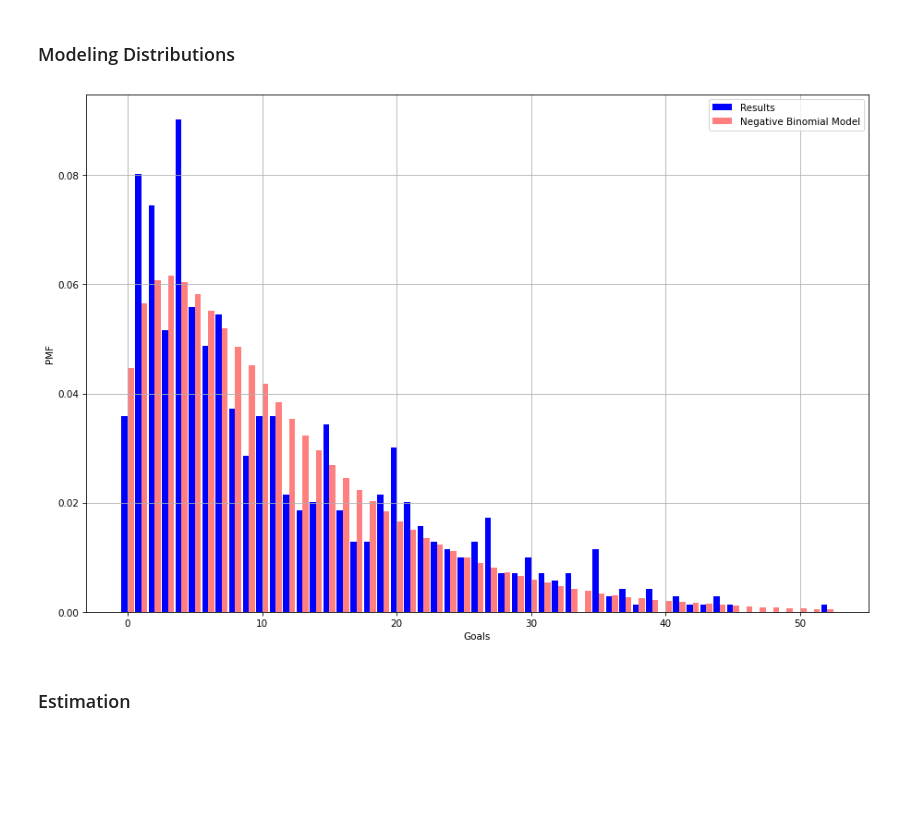
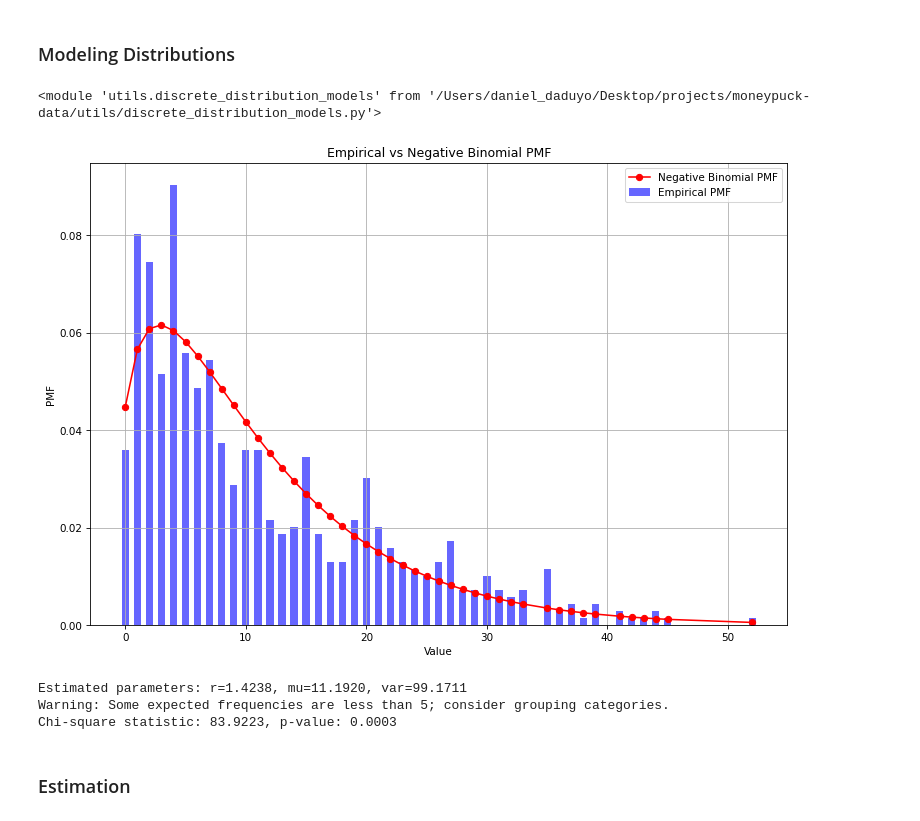
Before and after one commit to thedanicode24/moneypuck-data, a Jupyter notebook: skaters/goals.ipynb, the cells around one changed output. Drawn from its saved outputs; the diff is of its cells as text; code cells hidden in the pictures; blank space fills up the shorter version.

Commit message:
fixed continuous and discrete distributions

```diff
--- a/skaters/goals.ipynb
+++ b/skaters/goals.ipynb
@@ -176,12 +177,20 @@ da.plot_two_cdfs(df_forwards[feature], df_dmen[feature], label1=label1, label2=l
 [figure]
 # %% [markdown]
 ### Modeling Distributions
-# %%
-top_score = int(df_goals[feature].max())
-
-mean, var, r = ddm.plot_empirical_vs_nb_model(df_goals[feature], range(top_score+1), xlabel=label)
-# %% [output]
-[figure, removed]
+# %%
+from utils import discrete_distribution_models as ddm
+import importlib
+importlib.reload(ddm)
+# %% [output]
+<module 'utils.discrete_distribution_models' from '/Users/daniel_daduyo/Desktop/projects/moneypuck-data/utils/discrete_distribution_models.py'>
+# %%
+values, pmf_theor, mean, r = ddm.plot_empirical_vs_negative_binomial_pmf(df_goals[feature])
+ddm.chi_square_test(df_goals[feature], pmf_theor, values)
+# %% [output]
+[figure, added]
+Estimated parameters: r=1.4238, mu=11.1920, var=99.1711
+Warning: Some expected frequencies are less than 5; consider grouping categories.
+Chi-square statistic: 83.9223, p-value: 0.0003
 # %% [markdown]
 ### Estimation
 # %%
```
Also changed, not shown: parts of 1 cell of this notebook, 1 other file.
